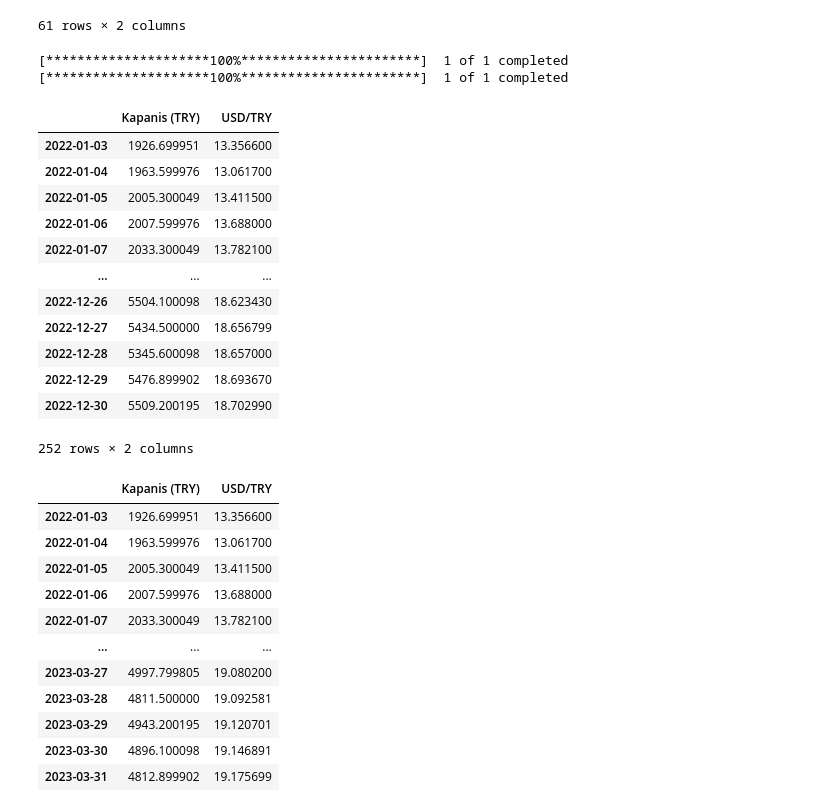
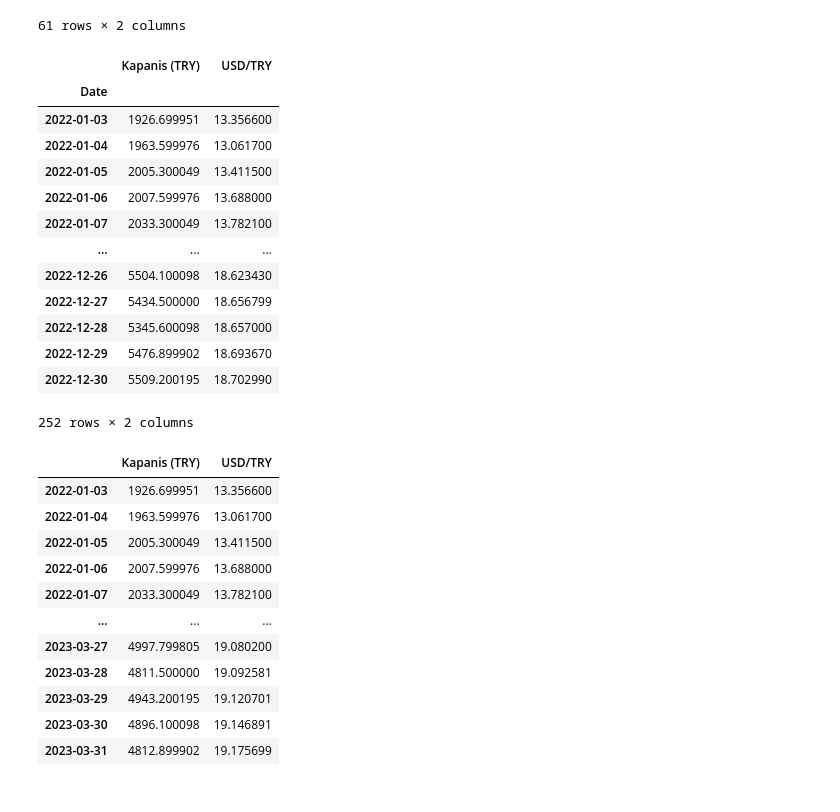
Before and after one commit to Recepurkun/GMKA_Recep_Urkun, a Jupyter notebook: DersNotlari.ipynb, the cells around one changed output. Cells and saved outputs as stored; diff of their text form; code cells hidden in the pictures.

```diff
--- a/DersNotlari.ipynb
+++ b/DersNotlari.ipynb
@@ -353,35 +369,24 @@ Veri_2023
 | 2023-03-30 | 4896.100098 | 19.146891 |
 | 2023-03-31 | 4812.899902 | 19.175699 |
 61 rows × 2 columns
-# %%
-#2023 yilinin verisi icin yapilan islemin aynisi 2022 yili verisi icin de yapildi.
-indirme_listesi2 = ["XU100.IS","TRY=X"]
-Veri_2022 = pd.DataFrame()
-
-for i in indirme_listesi2:
-  data = yf.download(i, start = "2022-01-01", end= "2022-12-31")
-  data = data["Adj Close"].rename(i)
-  Veri_2022 = pd.concat([Veri_2022, data], axis=1) #verilen 2 veriyi sutun olarak birlestirme islemi
-
-Veri_2022.columns = ["Kapanis (TRY)","USD/TRY"]#ve satir isimlendirmelerini degistiriyoruz
-Veri_2022 = Veri_2022[Veri_2022["Kapanis (TRY)"]>0]#borsanin kapali oldugu zaman dilimini tablomuzdan siliyoruz
-Veri_2022
-# %% [output]
-[*********************100%***********************]  1 of 1 completed
-[*********************100%***********************]  1 of 1 completed
-|  | Kapanis (TRY) | USD/TRY |
-| 2022-01-03 | 1926.699951 | 13.356600 |
-| 2022-01-04 | 1963.599976 | 13.061700 |
-| 2022-01-05 | 2005.300049 | 13.411500 |
-| 2022-01-06 | 2007.599976 | 13.688000 |
-| 2022-01-07 | 2033.300049 | 13.782100 |
-| ... | ... | ... |
-| 2022-12-26 | 5504.100098 | 18.623430 |
-| 2022-12-27 | 5434.500000 | 18.656799 |
-| 2022-12-28 | 5345.600098 | 18.657000 |
-| 2022-12-29 | 5476.899902 | 18.693670 |
-| 2022-12-30 | 5509.200195 | 18.702990 |
-252 rows × 2 columns
+# %%
+Veri_2022 = B100K[["Kapanis (TRY)","USD/TRY"]]
+Veri_2022
+# %% [output]
+|  | Kapanis (TRY) | USD/TRY |
+| Date |  |  |
+| 2022-01-03 | 1926.699951 | 13.356600 |
+| 2022-01-04 | 1963.599976 | 13.061700 |
+| 2022-01-05 | 2005.300049 | 13.411500 |
+| 2022-01-06 | 2007.599976 | 13.688000 |
+| 2022-01-07 | 2033.300049 | 13.782100 |
+| ... | ... | ... |
+| 2022-12-26 | 5504.100098 | 18.623430 |
+| 2022-12-27 | 5434.500000 | 18.656799 |
+| 2022-12-28 | 5345.600098 | 18.657000 |
+| 2022-12-29 | 5476.899902 | 18.693670 |
+| 2022-12-30 | 5509.200195 | 18.702990 |
+252 rows × 2 columns
 # %%
 Veri = pd.concat([Veri_2022, Veri_2023], axis = 0)#2022 ile 2023 yillarinin verilerini birlestiriyoruz
 Veri
```
Also changed, not shown: parts of 22 cells of this notebook.
